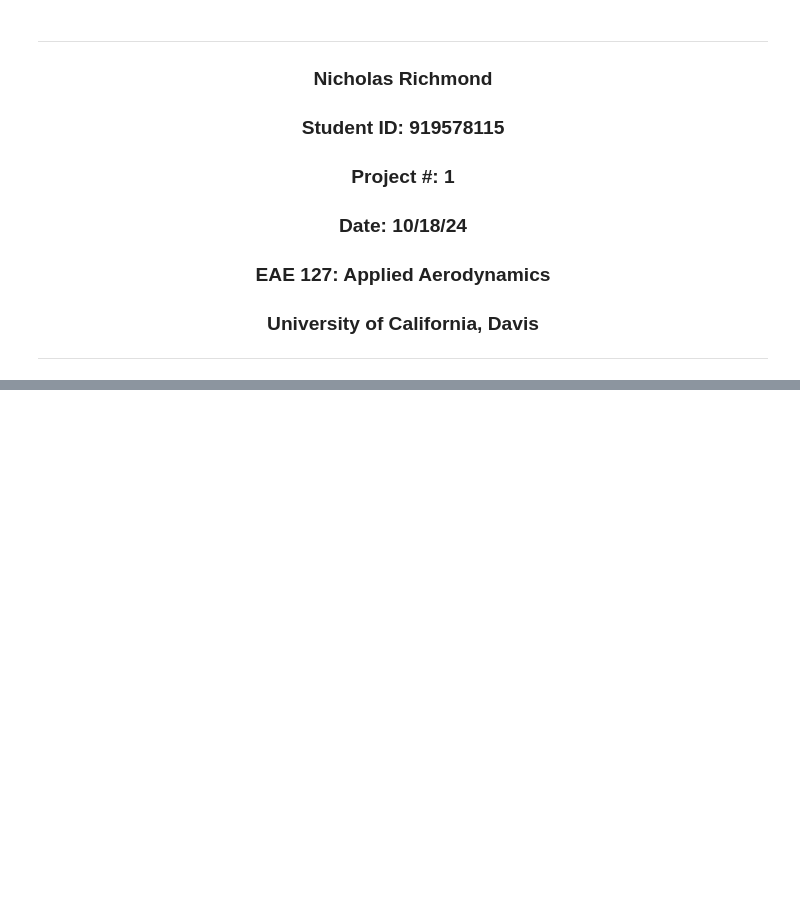
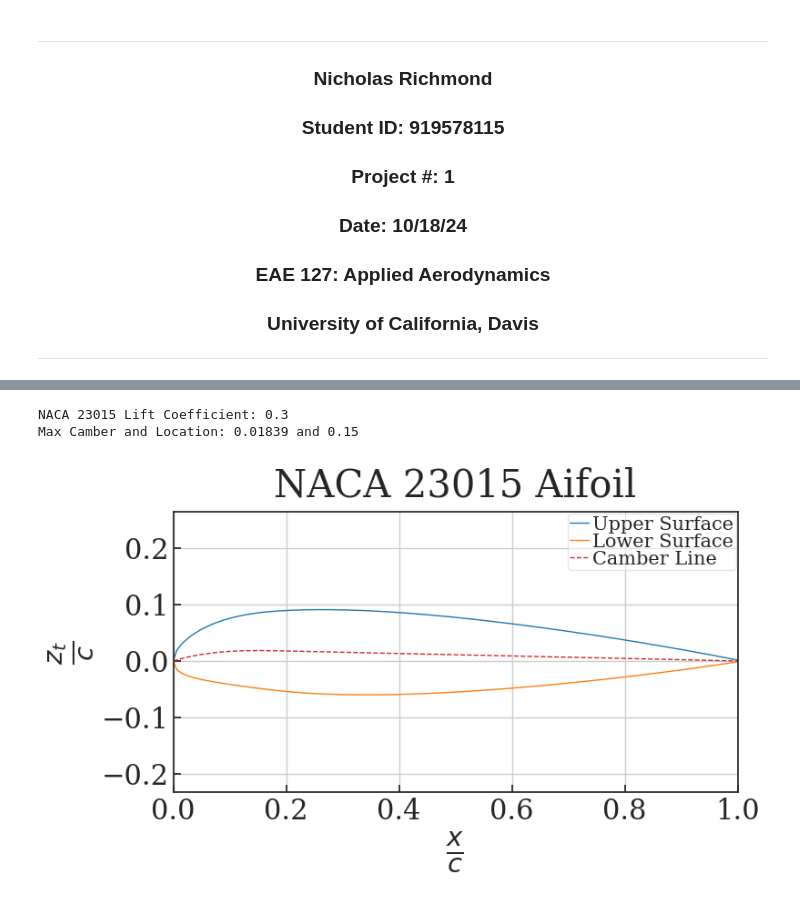
Before and after one commit to ndrichmond/EAE127, a Jupyter notebook: Project 1/EAE127_P1_Richmond_Nicholas.ipynb, the cells around one changed output, grey strips where cells are left out. Saved outputs shown, nothing was run; the diff lists cells and outputs as text; code cells hidden in the pictures; blank space fills up the shorter version.

```diff
--- a/Project 1/EAE127_P1_Richmond_Nicholas.ipynb
+++ b/Project 1/EAE127_P1_Richmond_Nicholas.ipynb
@@ -92,0 +150,52 @@ TypeError: 'float' object cannot be interpreted as an integer
+# %%
+#Create 5 digit NACA function and plot
+
+def naca5 (L,P,S,TT):
+    x = np.arange(0,1+stepsize,stepsize)
+
+    k1 = [361.400, 51.640, 15.957, 6.643, 3.230] #tabulated values for k1
+    r = [0.0580, 0.1260, 0.2025, 0.2900, 0.3910] #tabulated values for 1
+
+    upper = np.empty(0)
+    lower = np.empty(0)
+    camber = np.empty(0)
+
+    for i in x:
+        if i < r[P-1]:
+            camber = np.append(camber,(k1[P-1]/6)*(i**3 - 3*r[P-1]*i**2 + r[P-1]**2*(3-r[P-1])*i))
+        else:
+            camber = np.append(camber,((k1[P-1]*r[P-1]**3)/6)*(1-i))
+
+    camber *= L/2
+
+    i = 0
+    for j in x:
+        upper = np.append(upper,camber[i] + (TT/0.2/100)*(0.2969*(j)**(1/2) - 0.1260*j - 0.3516*j**2 + 0.2843*j**3 - 0.1015*j**4))
+        lower = np.append(lower,camber[i] - (TT/0.2/100)*(0.2969*(j)**(1/2) - 0.1260*j - 0.3516*j**2 + 0.2843*j**3 - 0.1015*j**4))
+        i += 1
+
+    plt.figure(figsize=(8,4))
+    plt.title("NACA {}{}{}{} Aifoil".format(L,P,S,TT))
+    plt.ylabel(r'$\frac{z_t}{c}$')
+    plt.xlabel(r'$\frac{x}{c}$')
+
+    plt.rc('legend',fontsize=15)
+
+    plt.plot(x,upper,color = colors[0], label = 'Upper Surface', linestyle = '-',linewidth = 1, markersize = 8)
+    plt.plot(x,lower,color = colors[1], label = 'Lower Surface', linestyle = '-', linewidth = 1, markersize = 8)
+    plt.plot(x,camber,color = colors[3], label = 'Camber Line', linestyle = '--', linewidth = 1, markersize = 8)
+
+    plt.grid(True) #Plot a grid
+    #Force Axis to have equal scale (VERY important for geometry plots)
+    plt.axis('equal') #************************************************************
+    plt.xlim([0, 1]) #Lock x-axis to airfoil
+    #Plot Legend located in 'best' space
+    plt.legend(loc='best')
+
+    print("NACA {}{}{}{} Lift Coefficient: {}\nMax Camber and Location: {} and {} ".format(L,P,S,TT,round(L*0.15,5),round(np.max(camber),5),round(P*0.05,5)))
+
+naca5(2,3,0,15)
+# %% [output]
+NACA 23015 Lift Coefficient: 0.3
+Max Camber and Location: 0.01839 and 0.15
+[figure, added]
```
Also changed, not shown: parts of 6 cells of this notebook, 1 other file.
